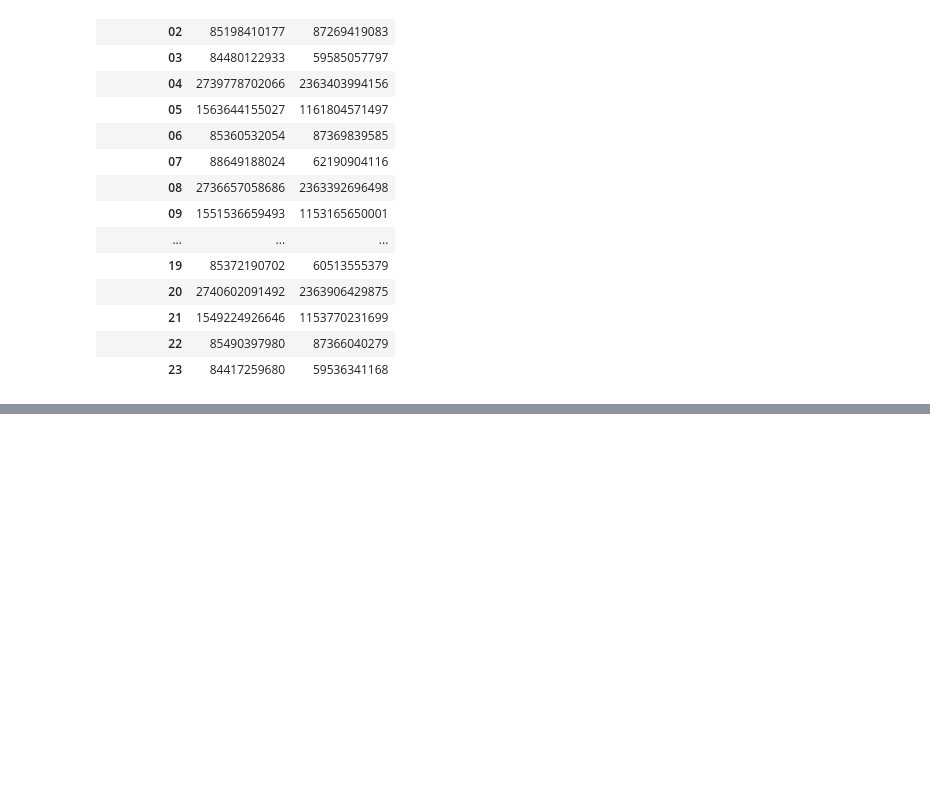
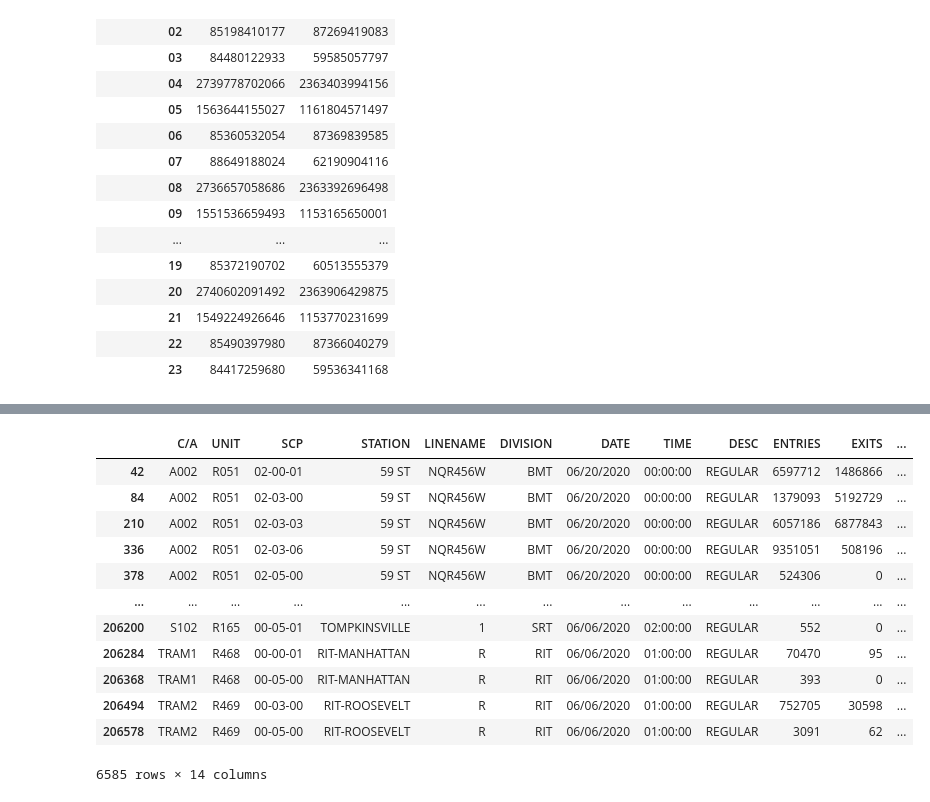
Before and after one commit to manyshapes/MTA-Ridership-Time-Analysis, a Jupyter notebook: MTA-brian.ipynb, the cells around one changed output, grey strips where cells are left out. Saved outputs shown, nothing was run; the diff lists cells and outputs as text; code cells hidden in the pictures; blank space fills up the shorter version.

```diff
--- a/MTA-brian.ipynb
+++ b/MTA-brian.ipynb
@@ -205,0 +282,17 @@ ModuleNotFoundError: No module named 'matlibplot'
+# %%
+mask_exit = (df.DIFF_ENTRIES < -50000)
+df[mask_exit]
+# %% [output]
+|  | C/A | UNIT | SCP | STATION | LINENAME | DIVISION | DATE | TIME | DESC | ENTRIES | EXITS | ... |
+| 42 | A002 | R051 | 02-00-01 | 59 ST | NQR456W | BMT | 06/20/2020 | 00:00:00 | REGULAR | 6597712 | 1486866 | ... |
+| 84 | A002 | R051 | 02-03-00 | 59 ST | NQR456W | BMT | 06/20/2020 | 00:00:00 | REGULAR | 1379093 | 5192729 | ... |
+| 210 | A002 | R051 | 02-03-03 | 59 ST | NQR456W | BMT | 06/20/2020 | 00:00:00 | REGULAR | 6057186 | 6877843 | ... |
+| 336 | A002 | R051 | 02-03-06 | 59 ST | NQR456W | BMT | 06/20/2020 | 00:00:00 | REGULAR | 9351051 | 508196 | ... |
+| 378 | A002 | R051 | 02-05-00 | 59 ST | NQR456W | BMT | 06/20/2020 | 00:00:00 | REGULAR | 524306 | 0 | ... |
+| ... | ... | ... | ... | ... | ... | ... | ... | ... | ... | ... | ... | ... |
+| 206200 | S102 | R165 | 00-05-01 | TOMPKINSVILLE | 1 | SRT | 06/06/2020 | 02:00:00 | REGULAR | 552 | 0 | ... |
+| 206284 | TRAM1 | R468 | 00-00-01 | RIT-MANHATTAN | R | RIT | 06/06/2020 | 01:00:00 | REGULAR | 70470 | 95 | ... |
+| 206368 | TRAM1 | R468 | 00-05-00 | RIT-MANHATTAN | R | RIT | 06/06/2020 | 01:00:00 | REGULAR | 393 | 0 | ... |
+| 206494 | TRAM2 | R469 | 00-03-00 | RIT-ROOSEVELT | R | RIT | 06/06/2020 | 01:00:00 | REGULAR | 752705 | 30598 | ... |
+| 206578 | TRAM2 | R469 | 00-05-00 | RIT-ROOSEVELT | R | RIT | 06/06/2020 | 01:00:00 | REGULAR | 3091 | 62 | ... |
+6585 rows × 14 columns
```
Also changed, not shown: parts of 15 cells of this notebook.
